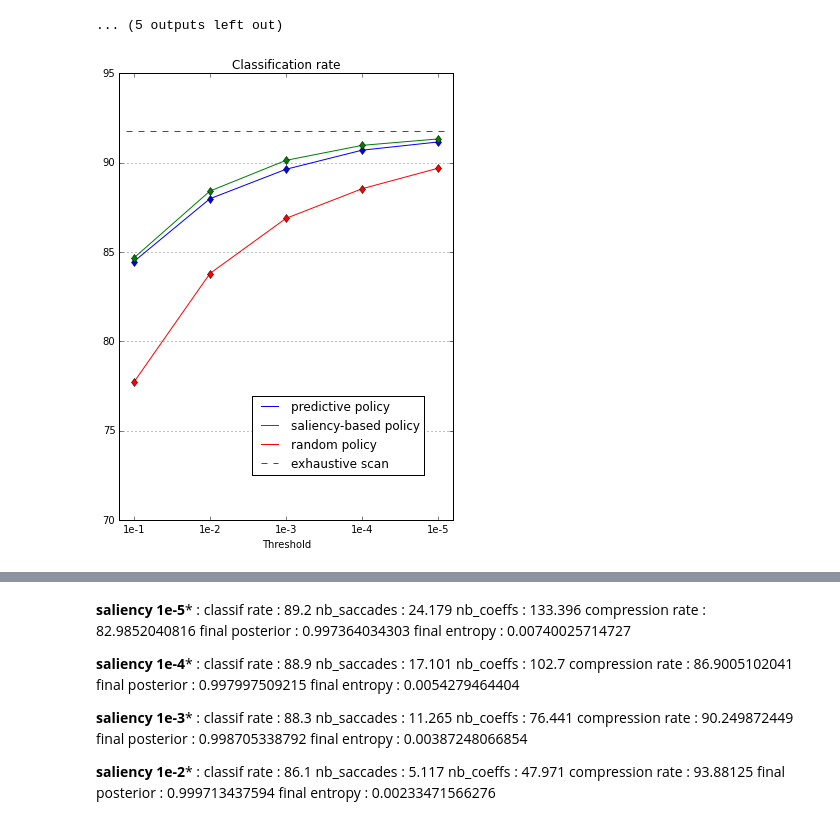
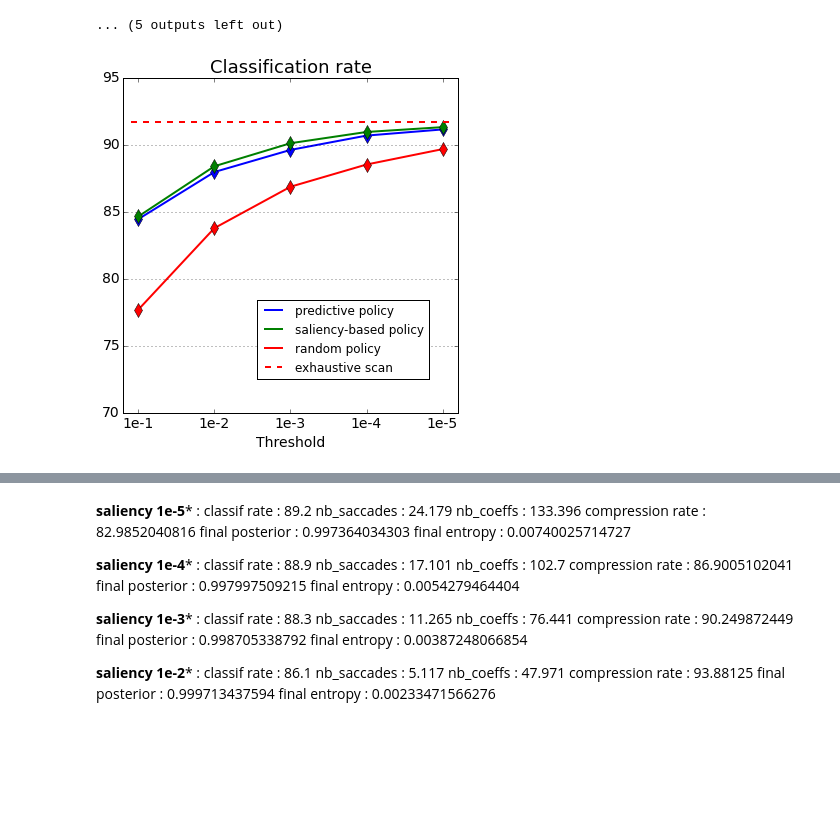
Before and after one commit to gdbmanu/ProjS8-git, a Jupyter notebook: mnist-waveimage-tests.ipynb, the cells around one changed output, grey strips where cells are left out. Cells and saved outputs as stored; diff of their text form; code cells hidden in the pictures; blank space fills up the shorter version.

```diff
--- a/mnist-waveimage-tests.ipynb
+++ b/mnist-waveimage-tests.ipynb
@@ -1326,24 +1327,24 @@ for z in range(NB_CLASSES):
 
 mem_classif_rate = {}
 mem_mem_saccades = {}
-mem_compression_rate = {}
+mem_mem_compression_rate = {}
 
 for POL in ('predictive', 'saliency-based', 'random'):
     mem_classif_rate[POL] = []
     mem_mem_saccades[POL] = []
-    mem_compression_rate[POL] = []
+    mem_mem_compression_rate[POL] = []
 
     for THRESHOLD in (1e-1, 1e-2, 1e-3, 1e-4, 1e-5):
-        classif_rate, mem_saccades, compression_rate = record.affiche_records(dict_records[POL][THRESHOLD], liste_NB_TRIALS)
+        classif_rate, mem_saccades, mem_compression_rate = record.affiche_records(dict_records[POL][THRESHOLD], liste_NB_TRIALS)
         mem_classif_rate[POL] += [classif_rate]
         mem_mem_saccades[POL] += [mem_saccades]
-        mem_compression_rate[POL] += [compression_rate]
+        mem_mem_compression_rate[POL] += [mem_compression_rate]
 
 POL = 'full'
-classif_rate, mem_saccades, compression_rate = record.affiche_records(dict_records[POL][1], liste_NB_TRIALS)
+classif_rate, mem_saccades, mem_compression_rate = record.affiche_records(dict_records[POL][1], liste_NB_TRIALS)
 mem_classif_rate[POL] = [classif_rate]
 mem_mem_saccades[POL] = [mem_saccades]
-mem_compression_rate[POL] = [compression_rate]
+mem_mem_compression_rate[POL] = [mem_compression_rate]
 # %% [output]
 Policy : predictive
 Threshold : 0.1
@@ -1375,18 +1376,19 @@ final entropy : nan
 [figure]
 ... (5 outputs left out)
 # %%
-f = plt.figure(figsize = (6, 8))
+f = plt.figure(figsize = (6, 6))
 liste_col = ['b', 'g', 'r']
 for i, POL in enumerate(('predictive', 'saliency-based', 'random')):
-    plt.plot(np.arange(5), mem_classif_rate[POL], liste_col[i], label = POL + ' policy')
-    plt.plot(np.arange(5), mem_classif_rate[POL], liste_col[i]+'d')
-plt.plot([-.1,4.1], [mem_classif_rate['full'][0]] * 2, 'r--', label = 'exhaustive scan')
+    plt.plot(np.arange(5), mem_classif_rate[POL], liste_col[i], label = POL + ' policy', lw=2)
+    plt.plot(np.arange(5), mem_classif_rate[POL], liste_col[i]+'d', ms = 10)
+plt.plot([-.1,4.1], [mem_classif_rate['full'][0]] * 2, 'r--', label = 'exhaustive scan', lw=2)
 plt.legend(loc = (.4,.1))
-plt.title('Classification rate')
-plt.xlabel('Threshold')
-plt.xticks(np.arange(5), ('1e-1', '1e-2', '1e-3', '1e-4', '1e-5'))
+plt.title('Classification rate', fontsize = 18)
+plt.xlabel('Threshold', fontsize = 14)
+plt.xticks(np.arange(5), ('1e-1', '1e-2', '1e-3', '1e-4', '1e-5'), fontsize = 14)
+plt.yticks(fontsize = 14)
 plt.xlim([-.2,4.2])
 plt.ylim([70, 95])
 f.gca().yaxis.grid(True)
 # %% [output]
-[figure, old version]
+[figure, new version]
```
Also changed, not shown: parts of 8 cells of this notebook, 2 other files.
